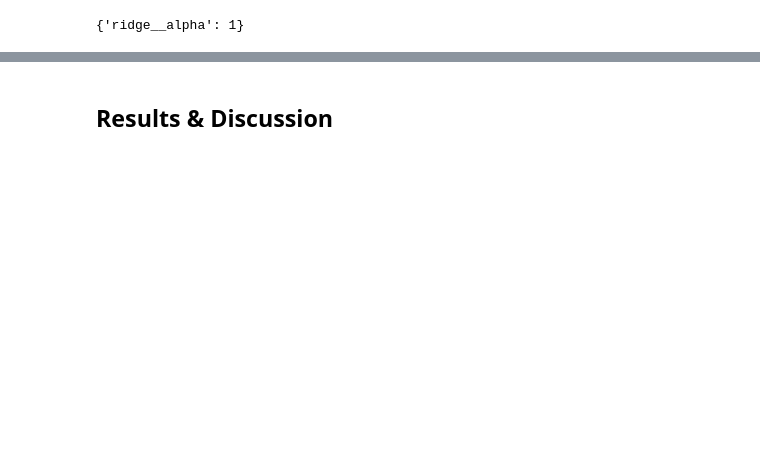
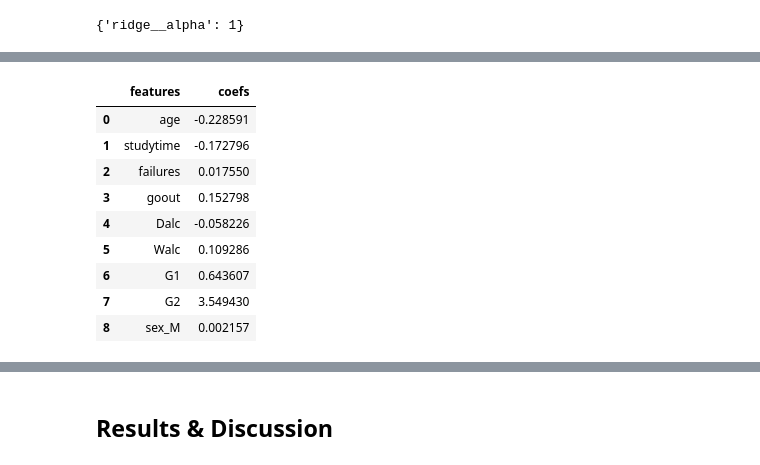
Before and after one commit to UBC-MDS/dsci-522-group-23, a Jupyter notebook: notebooks/student_performance_predictor_report.ipynb, the cells around one changed output, grey strips where cells are left out. Cells and saved outputs as stored; diff of their text form; code cells hidden in the pictures; blank space fills up the shorter version.

```diff
--- a/notebooks/student_performance_predictor_report.ipynb
+++ b/notebooks/student_performance_predictor_report.ipynb
@@ -366,2 +388,24 @@ metrics.set_index('Metric')
 | Root Mean Squared Error (RMSE) | 1.956741 |
 | Mean Absolute Error (MAE) | 1.272044 |
+# %%
+import seaborn as sns
+
+# Assume coefficients are stored in a matrix `coef` (predictors x responses)
+coefs = best_model.named_steps['ridge'].coef_
+feature_names = best_model.named_steps['columntransformer']\
+    .get_feature_names_out().tolist()
+feature_names = [n.split("__")[1] for n in feature_names]
+
+coefs_df = pd.DataFrame({"features": feature_names, "coefs": coefs})
+coefs_df
+# %% [output]
+|  | features | coefs |
+| 0 | age | -0.228591 |
+| 1 | studytime | -0.172796 |
+| 2 | failures | 0.017550 |
+| 3 | goout | 0.152798 |
+| 4 | Dalc | -0.058226 |
+| 5 | Walc | 0.109286 |
+| 6 | G1 | 0.643607 |
+| 7 | G2 | 3.549430 |
+| 8 | sex_M | 0.002157 |
```
Also changed, not shown: parts of 11 cells of this notebook, 1 other file.
